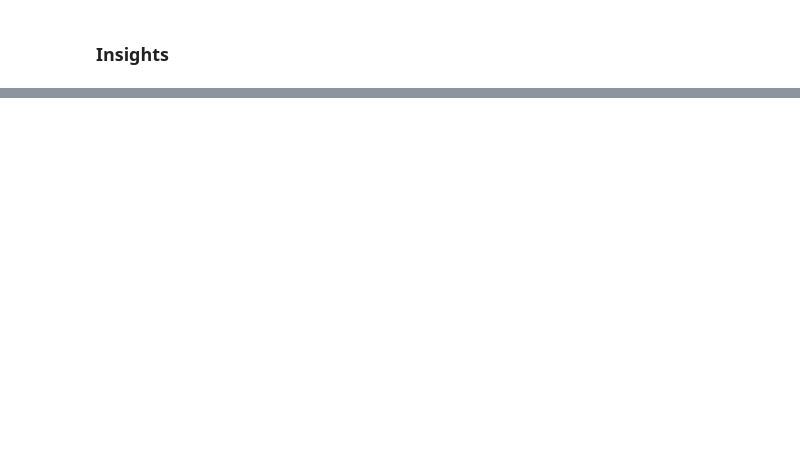
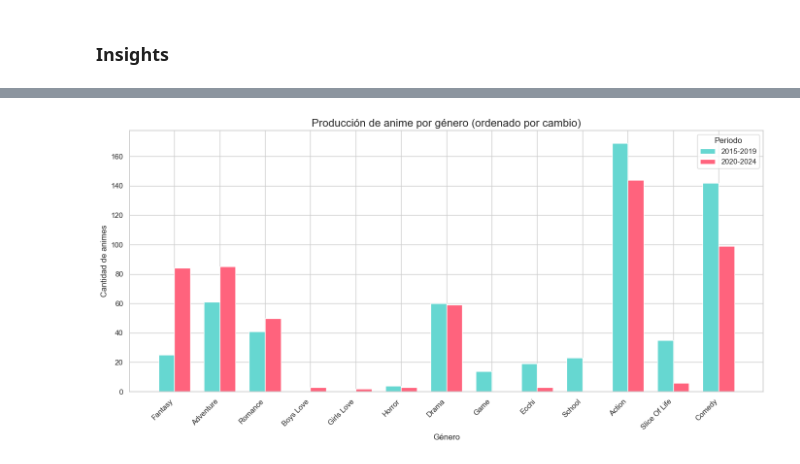
Before and after one commit to JimenezRoDA/data-no-anime, a Jupyter notebook: data-no-anime.ipynb, the cells around one changed output, grey strips where cells are left out. Drawn from its saved outputs; the diff is of its cells as text; code cells hidden in the pictures; blank space fills up the shorter version.

```diff
--- a/data-no-anime.ipynb
+++ b/data-no-anime.ipynb
@@ -440,3 +563,5 @@ memory usage: 716.3+ KB
+# %%
+df_2019['aired_year'] = pd.to_numeric(df_2019['aired_year'], errors='coerce')
 # %%
 #Voy a limpiar los nombres de las columnas.
 df_2019.columns
@@ -473,6 +611,9 @@ dtype: int64
 #No me interesan las rows que no tienen score ni rank
 df_2019 = df_2019.dropna(subset=['score'])
 df_2019 = df_2019.dropna(subset=['rank'])
+# %%
+df_2019['genre_2'] = df_2019['genre_2'].fillna('Unknown')
+df_2019['aired_year'] = df_2019['aired_year'].fillna(0)
 # %%
 #Limpito!
 # %% [markdown]
@@ -479,0 +691,47 @@ df_2019 = df_2019.dropna(subset=['rank'])
+# %%
+import pandas as pd
+import matplotlib.pyplot as plt
+import numpy as np
+
+# -----------------------------
+# Datos ya preparados
+# -----------------------------
+generos_deseados = ['Fantasy', 'Action', 'Adventure', 'Romance', 'Comedy', 'Drama',
+                    'Boys Love', 'Girls Love', 'Horror', 'Game', 'School', 'Slice Of Life', 'Ecchi']
+
+# Filtrar y ordenar por cambio (2020-2024 - 2015-2019)
+comparacion_filtrada = comparacion[comparacion.index.isin(generos_deseados)].copy()
+comparacion_filtrada['Cambio'] = comparacion_filtrada['2020-2024'] - comparacion_filtrada['2015-2019']
+comparacion_filtrada = comparacion_filtrada.sort_values(by='Cambio', ascending=False)
+
+# Nuevos nombres ordenados
+generos_ordenados = comparacion_filtrada.index.tolist()
+
+# -----------------------------
+# Colores actualizados
+# -----------------------------
+color_2015 = "#66D7D1"  # Turquesa
+color_2020 = "#FF637D"  # Rosa fuerte
+
+# -----------------------------
+# Plot con orden aplicado
+# -----------------------------
+x = np.arange(len(generos_ordenados))
+width = 0.35
+
+fig, ax = plt.subplots(figsize=(14, 7))
+
+ax.bar(x - width/2, comparacion_filtrada['2015-2019'], width, label='2015-2019', color=color_2015)
+ax.bar(x + width/2, comparacion_filtrada['2020-2024'], width, label='2020-2024', color=color_2020)
+
+ax.set_xlabel('Género')
+ax.set_ylabel('Cantidad de animes')
+ax.set_title('Producción de anime por género (ordenado por cambio)', fontsize=16)
+ax.set_xticks(x)
+ax.set_xticklabels(generos_ordenados, rotation=45, ha='right')
+ax.legend(title='Periodo')
+
+plt.tight_layout()
+plt.show()
+# %% [output]
+[figure, added]
```
Also changed, not shown: parts of 65 cells of this notebook, 2 other files.
